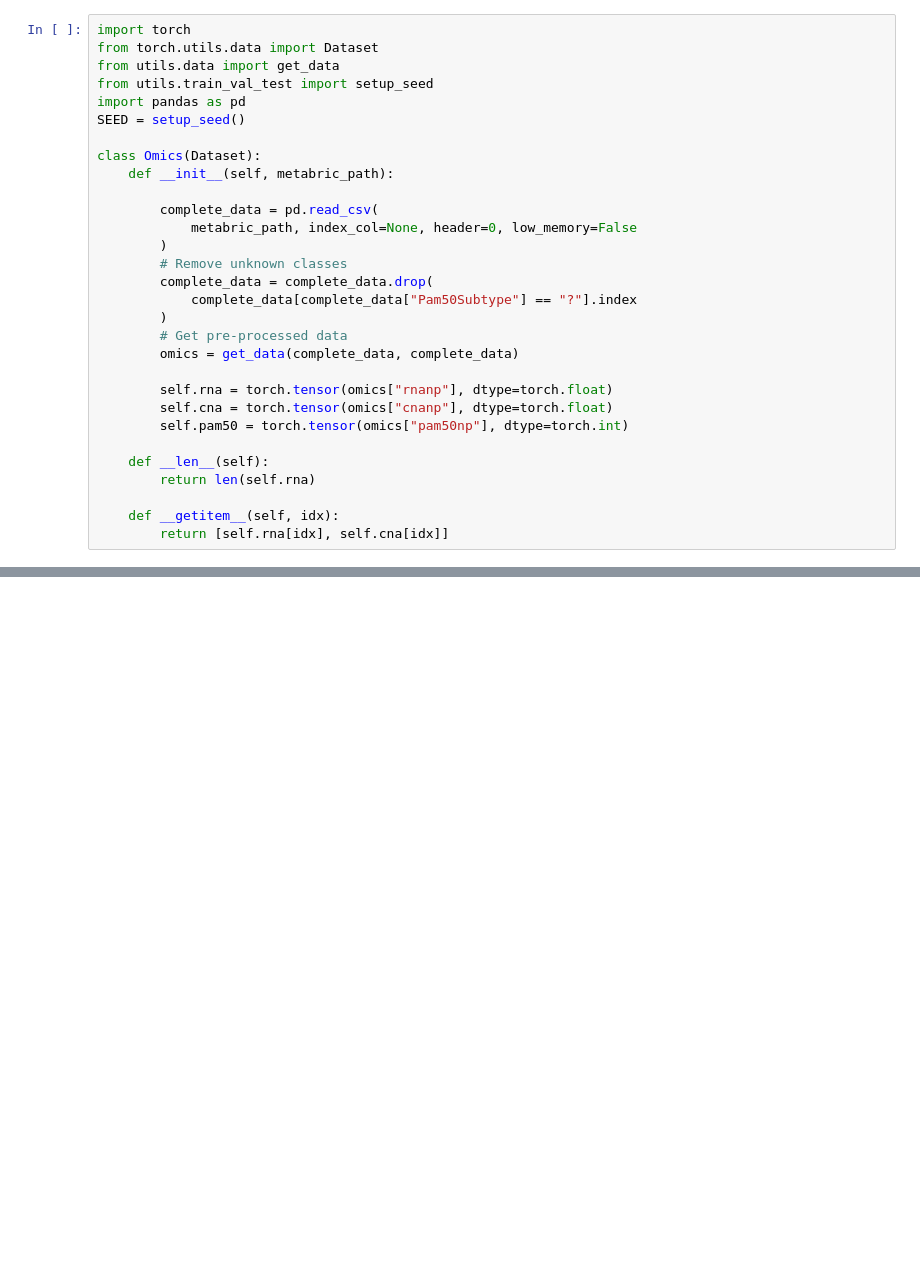
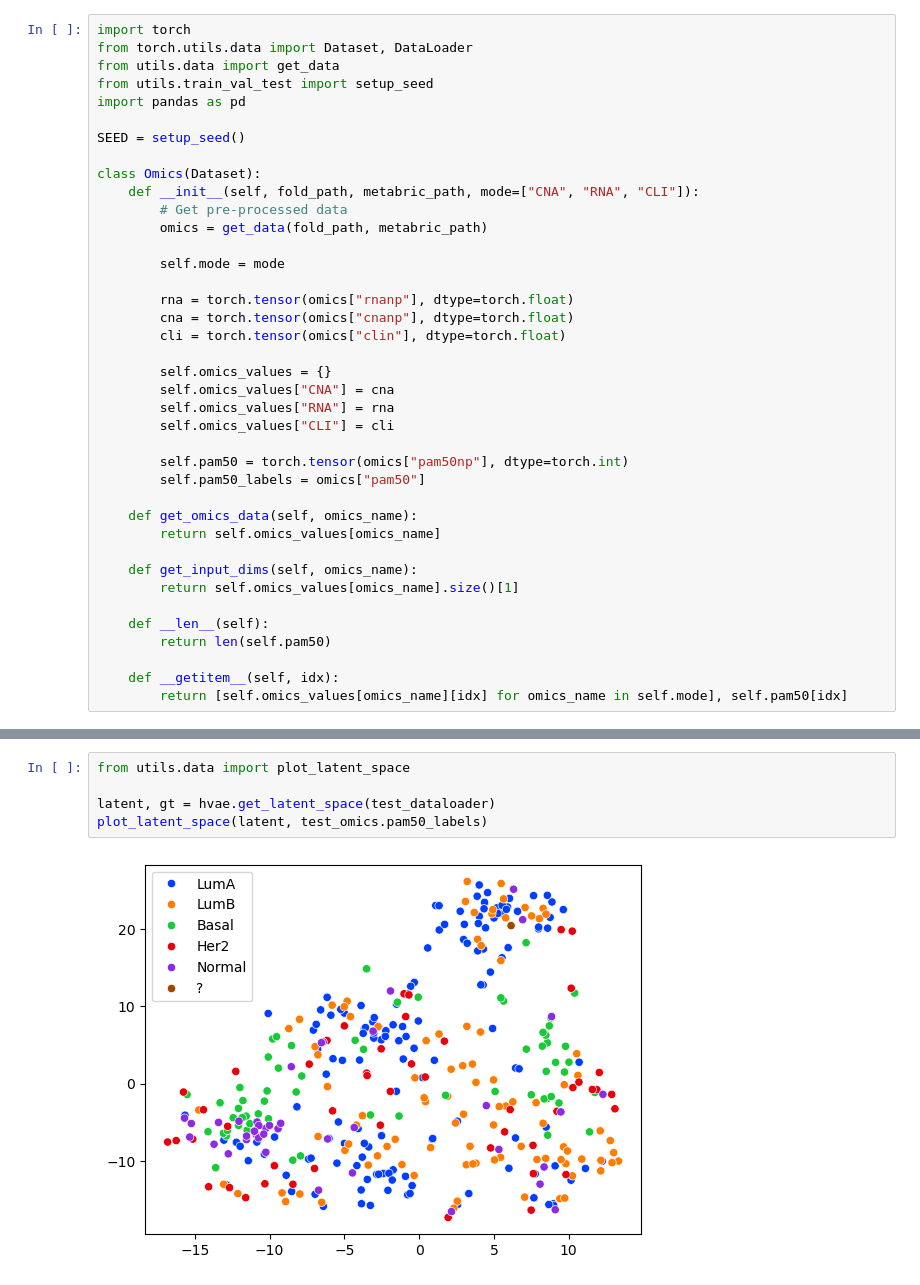
Before and after one commit to DavideGrecoGit/Multi-omics-data-integration-with-DL-approaches, a Jupyter notebook: GATO/H_VAE.ipynb, the cells around one changed output, grey strips where cells are left out. Saved outputs shown, nothing was run; the diff lists cells and outputs as text; blank space fills up the shorter version.

```diff
--- a/GATO/H_VAE.ipynb
+++ b/GATO/H_VAE.ipynb
@@ -1,30 +1,39 @@
 # %%
 import torch
-from torch.utils.data import Dataset
+from torch.utils.data import Dataset, DataLoader
 from utils.data import get_data
 from utils.train_val_test import setup_seed
 import pandas as pd
+
 SEED = setup_seed()
 
 class Omics(Dataset):
-    def __init__(self, metabric_path):
+    def __init__(self, fold_path, metabric_path, mode=["CNA", "RNA", "CLI"]):
+        # Get pre-processed data
+        omics = get_data(fold_path, metabric_path)
 
-        complete_data = pd.read_csv(
-            metabric_path, index_col=None, header=0, low_memory=False
-        )
-        # Remove unknown classes
-        complete_data = complete_data.drop(
-            complete_data[complete_data["Pam50Subtype"] == "?"].index
-        )
-        # Get pre-processed data
-        omics = get_data(complete_data, complete_data)
+        self.mode = mode
 
-        self.rna = torch.tensor(omics["rnanp"], dtype=torch.float)
-        self.cna = torch.tensor(omics["cnanp"], dtype=torch.float)
+        rna = torch.tensor(omics["rnanp"], dtype=torch.float)
+        cna = torch.tensor(omics["cnanp"], dtype=torch.float)
+        cli = torch.tensor(omics["clin"], dtype=torch.float)
+
+        self.omics_values = {}
+        self.omics_values["CNA"] = cna
+        self.omics_values["RNA"] = rna
+        self.omics_values["CLI"] = cli
+
         self.pam50 = torch.tensor(omics["pam50np"], dtype=torch.int)
+        self.pam50_labels = omics["pam50"]
+
+    def get_omics_data(self, omics_name):
+        return self.omics_values[omics_name]
+
+    def get_input_dims(self, omics_name):
+        return self.omics_values[omics_name].size()[1]
 
     def __len__(self):
-        return len(self.rna)
+        return len(self.pam50)
 
     def __getitem__(self, idx):
-        return [self.rna[idx], self.cna[idx]]
+        return [self.omics_values[omics_name][idx] for omics_name in self.mode], self.pam50[idx]
@@ -232,0 +183,7 @@ Overall - Mean Train Acc: 0.6298119303196223, Mean Test Acc: 0.6215793870076463
+# %%
+from utils.data import plot_latent_space
+
+latent, gt = hvae.get_latent_space(test_dataloader)
+plot_latent_space(latent, test_omics.pam50_labels)
+# %% [output]
+[figure, added]
```
Also changed, not shown: parts of 4 cells of this notebook, 5 other files.
